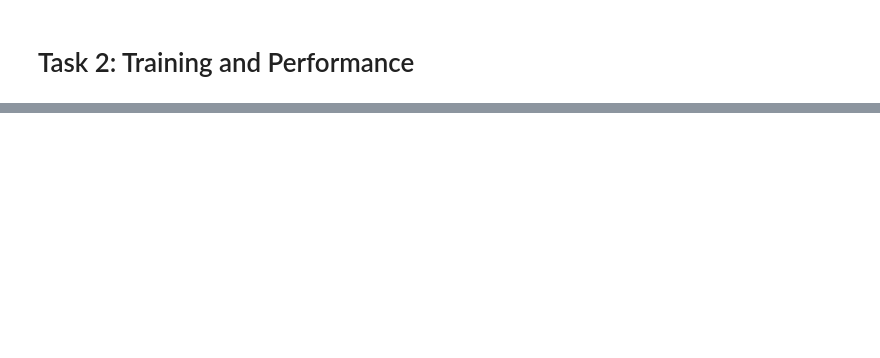
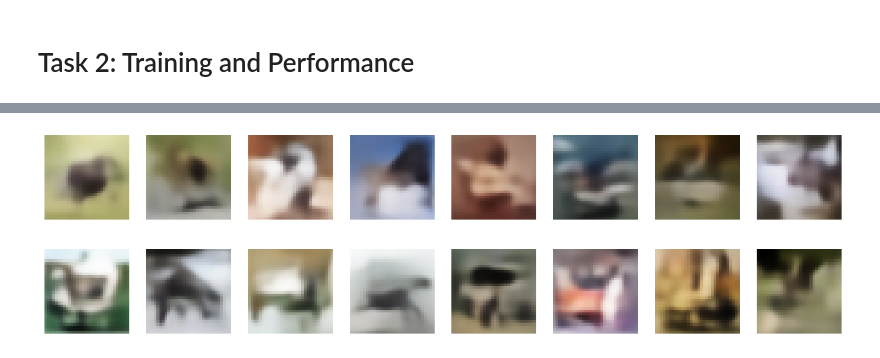
Before and after one commit to Eagle-Assassin/genai-vae-assignment, a Jupyter notebook: main.ipynb, the cells around one changed output, grey strips where cells are left out. Cells and saved outputs as stored; diff of their text form; code cells hidden in the pictures; blank space fills up the shorter version.

```diff
--- a/main.ipynb
+++ b/main.ipynb
@@ -103,7 +123,7 @@ class Decoder(nn.Module):
 ### Generate encoder and decoder summary
 # %%
 latent_dimension=128
-encoder=Encoder(latent_dimension)
+encoder=Encoder(latent_dimension).to(device)
 
 summary(encoder,input_size=(3,32,32))
 # %% [output]
@@ -128,7 +148,7 @@ Params size (MB): 2.63
 Estimated Total Size (MB): 2.87
 ----------------------------------------------------------------
 # %%
-decoder=Decoder(latent_dimension)
+decoder=Decoder(latent_dimension).to(device)
 
 summary(decoder,input_size=(latent_dimension,))
 # %% [output]
@@ -191,28 +221,33 @@ def elbo_computation(encoder,decoder,x):
 def reset_metrics():
     return 0.0, 0
 
+
 def update_metric(total_loss, count, loss, batch_size):
     return total_loss + loss.item() * batch_size, count + batch_size
 
-def train_step(encoder,decoder,images,optimizer):
+#training function
+def train_step(encoder,decoder,images,optimizer,beta):
     encoder.train()
     decoder.train()
     optimizer.zero_grad()
-    loss=elbo_computation(encoder,decoder,images)
+    loss,z=elbo_computation(encoder,decoder,images,beta)
     loss.backward()
     optimizer.step()
 
     return loss.item()
 
+#Function to print the generated images
 def generate_and_display_images(decoder,noise):
     decoder.eval()
 
     with torch.no_grad():
         images= decoder(noise)
+        # images = torch.sigmoid(images)  # convert logits to [0,1]
 
         images=images.cpu()
+        n = min(images.size(0), 8)
         fig = plt.figure(figsize=(16, 2))
-        for i in range(images.size(0)):
+        for i in range(n):
             plt.subplot(1, 8, i + 1)
             img = images[i].permute(1, 2, 0)  # (C,H,W) → (H,W,C)
             plt.imshow(img)
@@ -220,6 +255,7 @@ def generate_and_display_images(decoder,noise):
 
         plt.show()
 
+#function to plot the trainin and test curve
 def plot_training_curves(train_elbo,test_elbo):
     epochs = range(1, len(train_elbo) + 1)
 
@@ -284,7 +328,7 @@ def train_the_vae(encoder,decoder,train_loader,test_loader,optimizer,epochs,late
 # %%
-latent_dimension=128
+latent_dimension=512
 learning_rate =1e-4
-epochs =20
+epochs =50
 encoder=Encoder(latent_dimension).to(device)
 decoder=Decoder(latent_dimension).to(device)
 
@@ -296,0 +358,9 @@ KeyboardInterrupt:
+# %%
+# A generated grid of 16 images ”dreamed up” by the model from random noise.
+
+for i in range(2):
+    noise1=torch.randn(8,latent_dimension).to(device)
+    generate_and_display_images(decoder,noise1)
+# %% [output]
+[figure, added]
+[figure, added]
```
Also changed, not shown: parts of 15 cells of this notebook, 3 other files.
